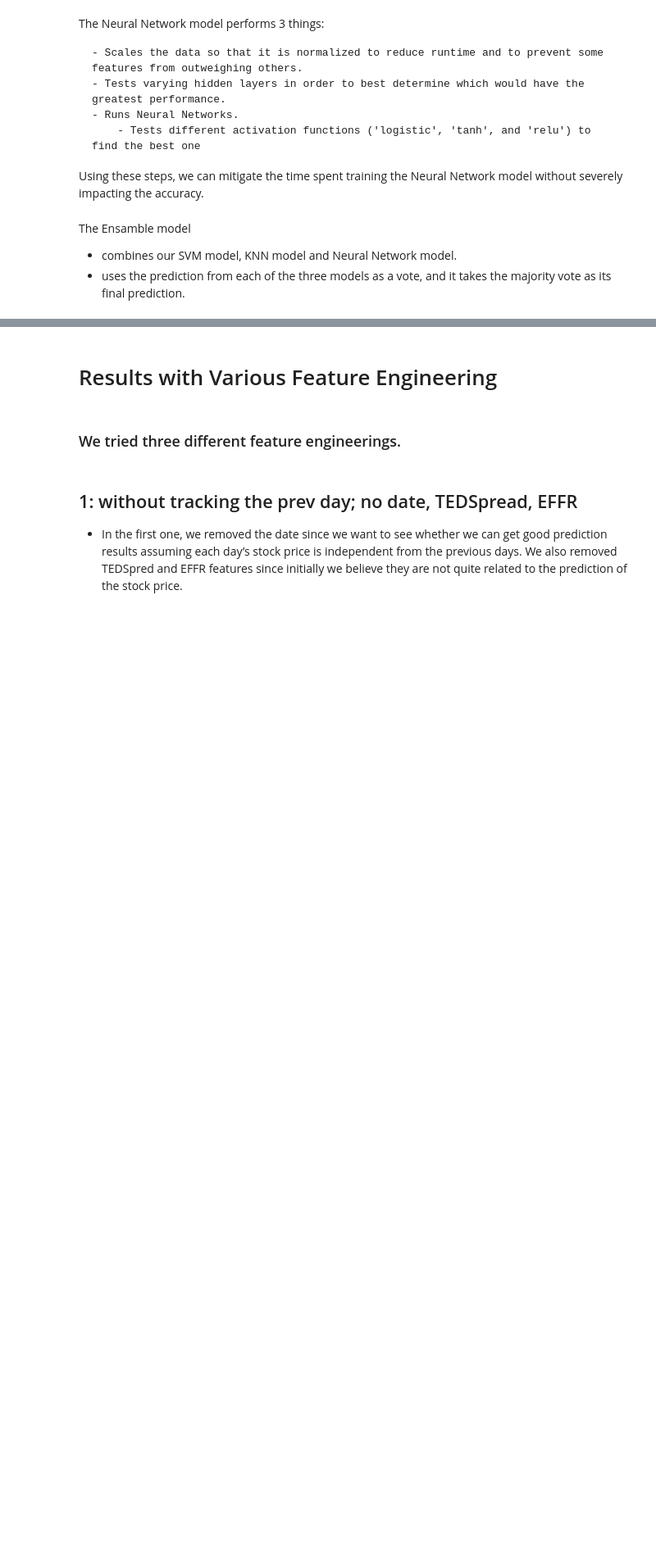
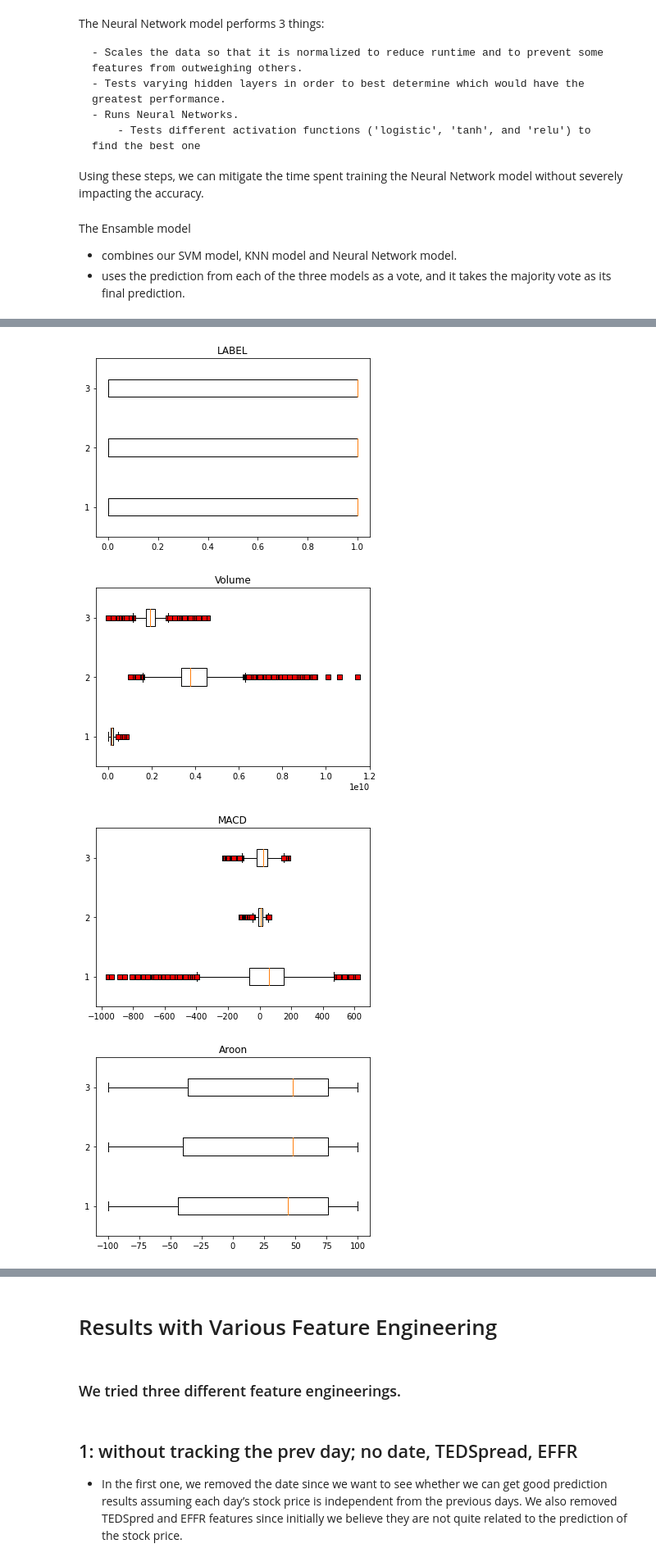
Before and after one commit to jesse-zou/CS363D-Final-Project, a Jupyter notebook: project.ipynb, the cells around one changed output, grey strips where cells are left out. Shown at 82% size. Saved outputs shown, nothing was run; the diff lists cells and outputs as text; code cells hidden in the pictures; blank space fills up the shorter version.

```diff
--- a/project.ipynb
+++ b/project.ipynb
@@ -303,0 +350,10 @@ def ensamble_trainer(svm_grid_search, knn_grid_search, nn_grid_search, data_X, d
+# %%
+# compare attributes' distribution of value
+
+for column in data_dow_processed:
+    box_plot([data_dow_processed,data_sp_processed,data_nas_processed], column)
+# %% [output]
+[figure, added]
+[figure, added]
+[figure, added]
+[figure, added]
```
Also changed, not shown: parts of 13 cells of this notebook.
